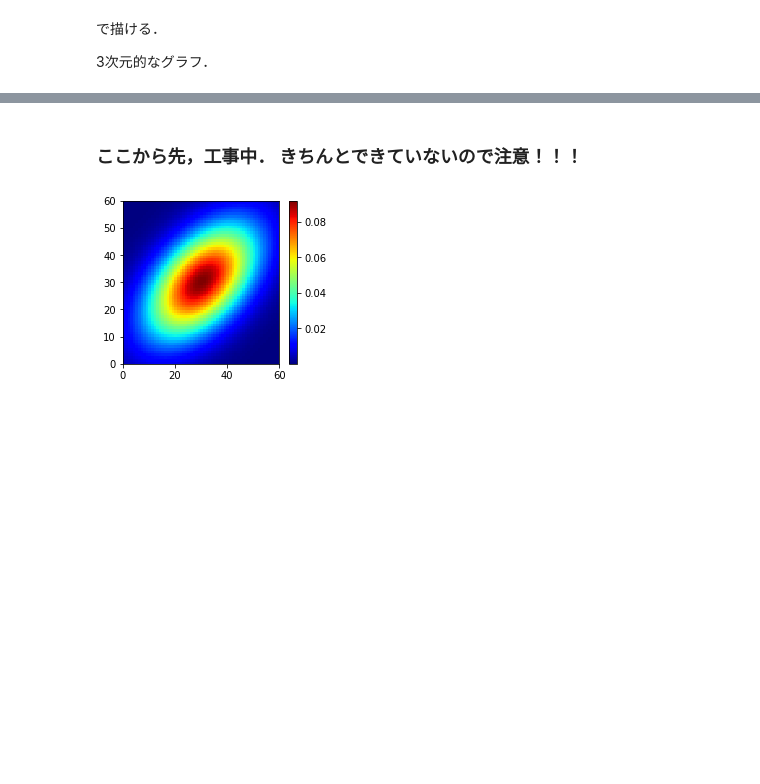
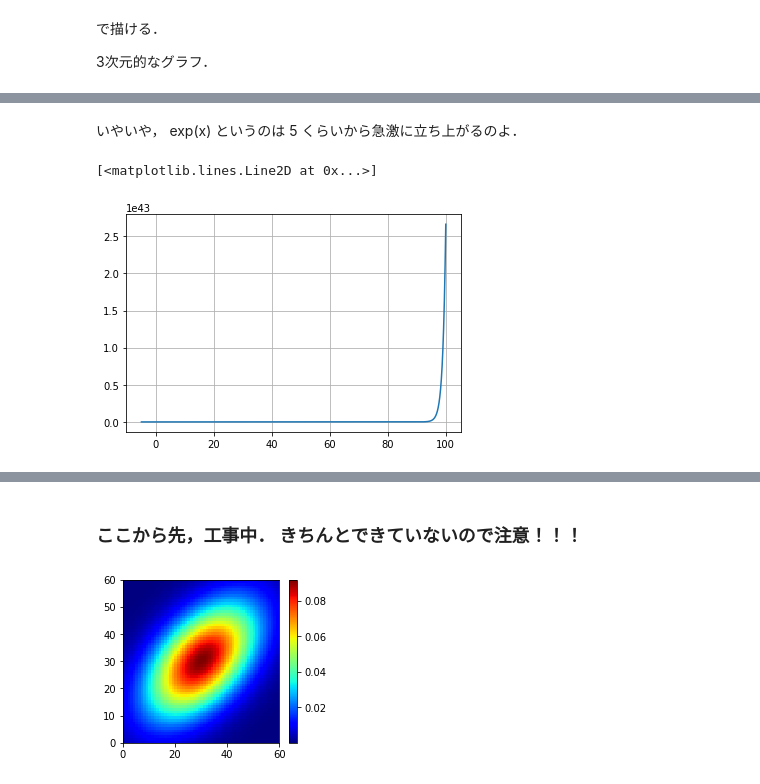
Before and after one commit to date333cs/cources, a Jupyter notebook: introduction_to_python_ad.ipynb, the cells around one changed output, grey strips where cells are left out. Drawn from its saved outputs; the diff is of its cells as text; code cells hidden in the pictures; blank space fills up the shorter version.

```diff
--- a/introduction_to_python_ad.ipynb
+++ b/introduction_to_python_ad.ipynb
@@ -1194,0 +1192,14 @@ plt.hist(x, bins=20)  #棒の数が20本のヒストグラムを作成
+# %% [markdown]
+いやいや， exp(x) というのは 5 くらいから急激に立ち上がるのよ．
+# %%
+import numpy as np
+import matplotlib.pyplot as plt
+
+x = np.arange(-5,100,0.01)
+y = np.exp(x)
+
+plt.grid()
+plt.plot(x, y)
+# %% [output]
+[<matplotlib.lines.Line2D at 0x...>]
+[figure, added]
```
Also changed, not shown: parts of 35 cells of this notebook.
